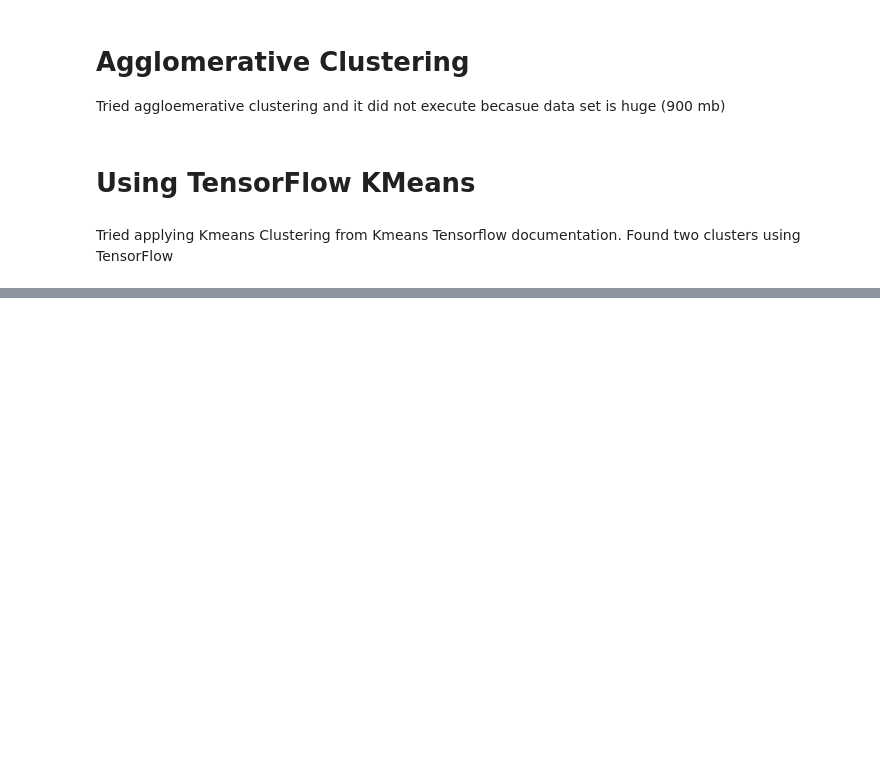
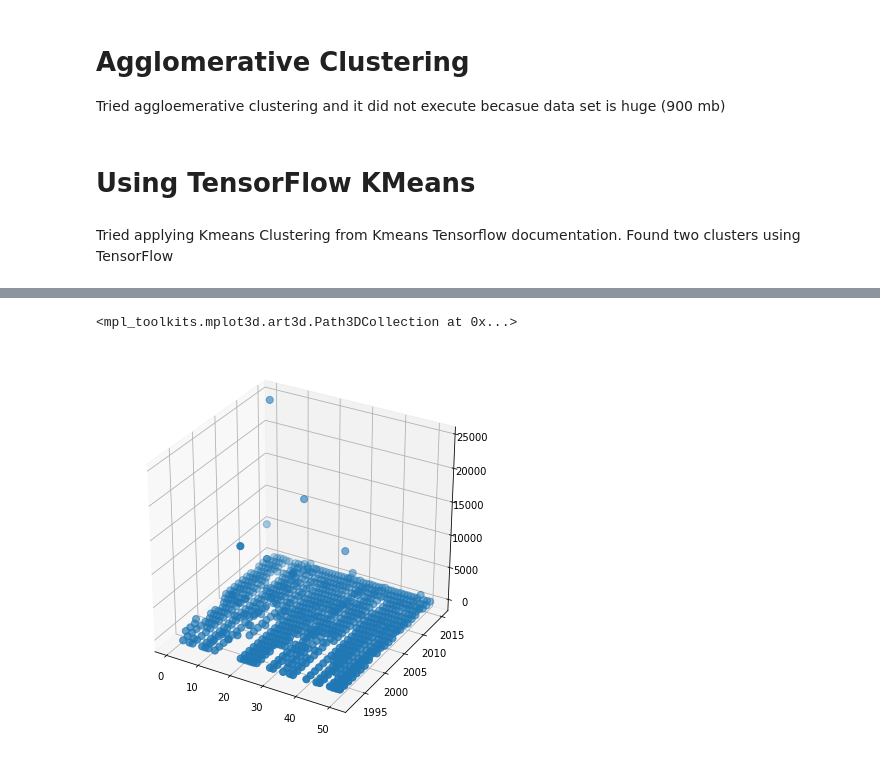
Before and after one commit to chettkulkarni/MachineLearning, a Jupyter notebook: Assignment_KMeans.ipynb, the cells around one changed output, grey strips where cells are left out. Saved outputs shown, nothing was run; the diff lists cells and outputs as text; code cells hidden in the pictures; blank space fills up the shorter version.

```diff
--- a/Assignment_KMeans.ipynb
+++ b/Assignment_KMeans.ipynb
@@ -278,0 +254,2 @@ plt.show()
+# %%
+new_df=df.groupby(by=['STATE','FIRE_YEAR'],axis=0)['FIRE_SIZE'].mean().reset_index()
@@ -278,0 +272,13 @@ plt.show()
+# %%
+X=new_df
+k_means = KMeans(n_clusters=3)
+k_means.fit(X)
+k_means_predicted = k_means.predict(X)
+centroids = k_means.cluster_centers_
+colors = ['navy', 'turquoise', 'darkorange']
+plt.figure('K-Means on Iris Dataset', figsize=(7,7))
+ax = plt.axes(projection = '3d')
+ax.scatter(X.STATE,X.FIRE_YEAR,X.FIRE_SIZE , cmap='Set2', s=50)
+# %% [output]
+<mpl_toolkits.mplot3d.art3d.Path3DCollection at 0x...>
+[figure, added]
```
Also changed, not shown: parts of 16 cells of this notebook.
